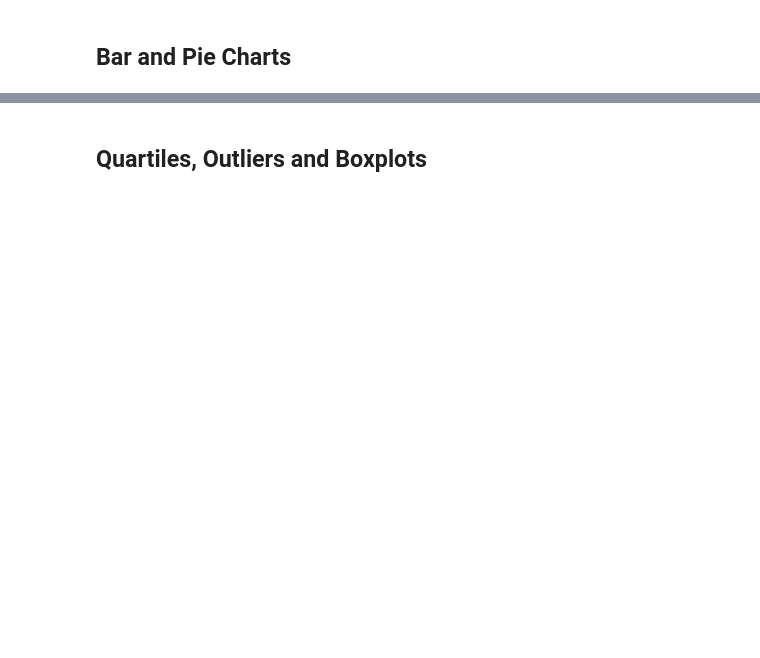
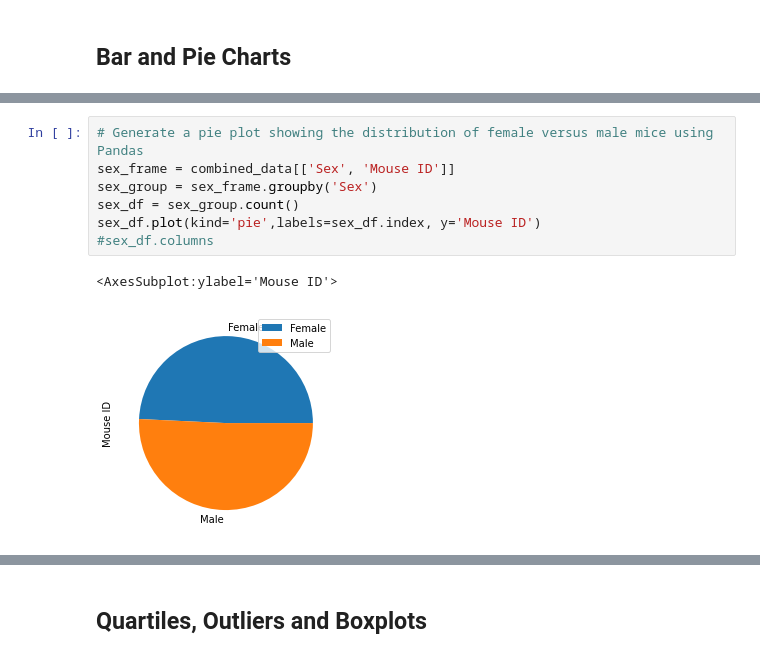
Before and after one commit to Jovh11/Matplotlib-Challenge, a Jupyter notebook: Pymaceuticals/pymaceuticals_starter.ipynb, the cells around one changed output, grey strips where cells are left out. Cells and saved outputs as stored; diff of their text form; blank space fills up the shorter version.

```diff
--- a/Pymaceuticals/pymaceuticals_starter.ipynb
+++ b/Pymaceuticals/pymaceuticals_starter.ipynb
@@ -103 +150,11 @@ Name: Mouse ID, Length: 249, dtype: int64
+# %%
+# Generate a pie plot showing the distribution of female versus male mice using Pandas
+sex_frame = combined_data[['Sex', 'Mouse ID']]
+sex_group = sex_frame.groupby('Sex')
+sex_df = sex_group.count()
+sex_df.plot(kind='pie',labels=sex_df.index, y='Mouse ID')
+#sex_df.columns
+# %% [output]
+<AxesSubplot:ylabel='Mouse ID'>
+[figure, added]
 # %%
```
Also changed, not shown: parts of 10 cells of this notebook.
